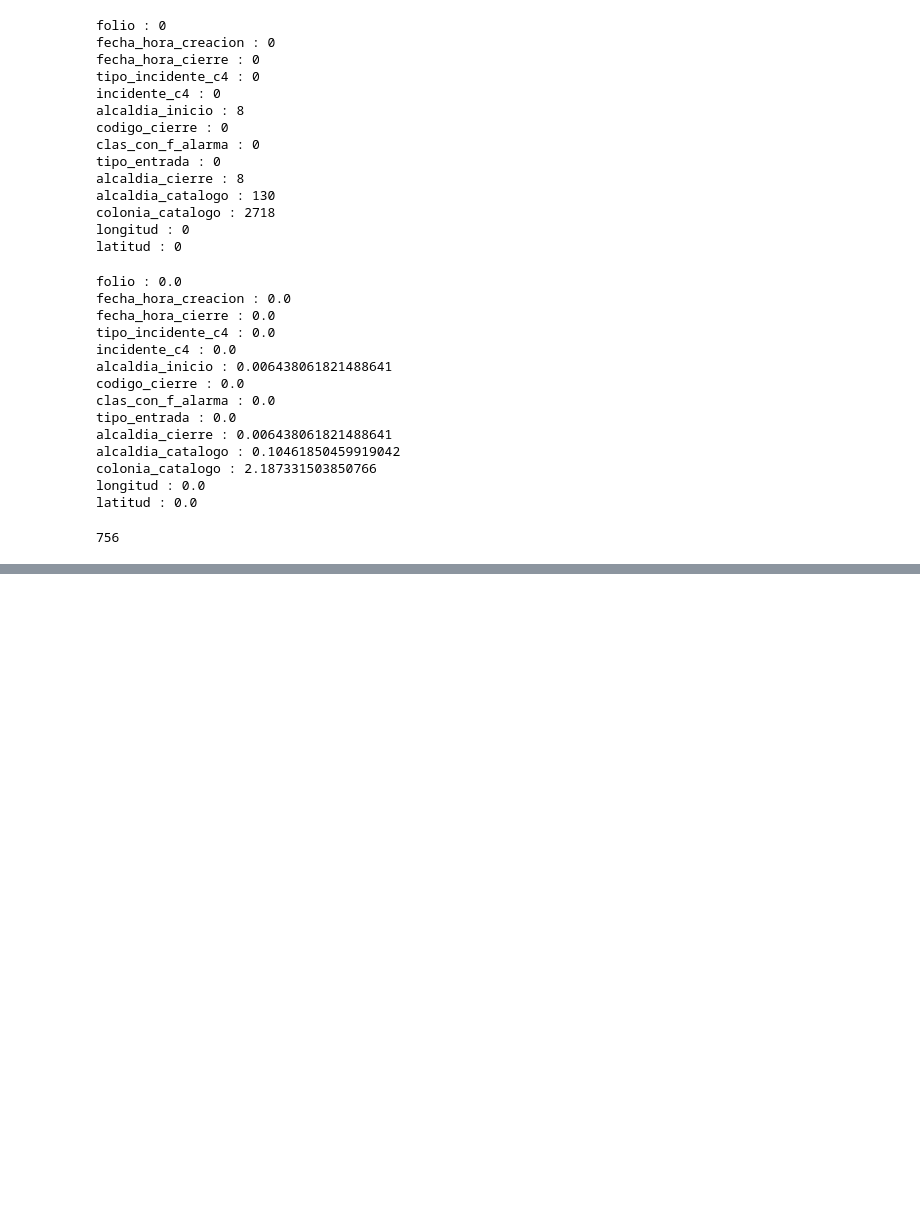
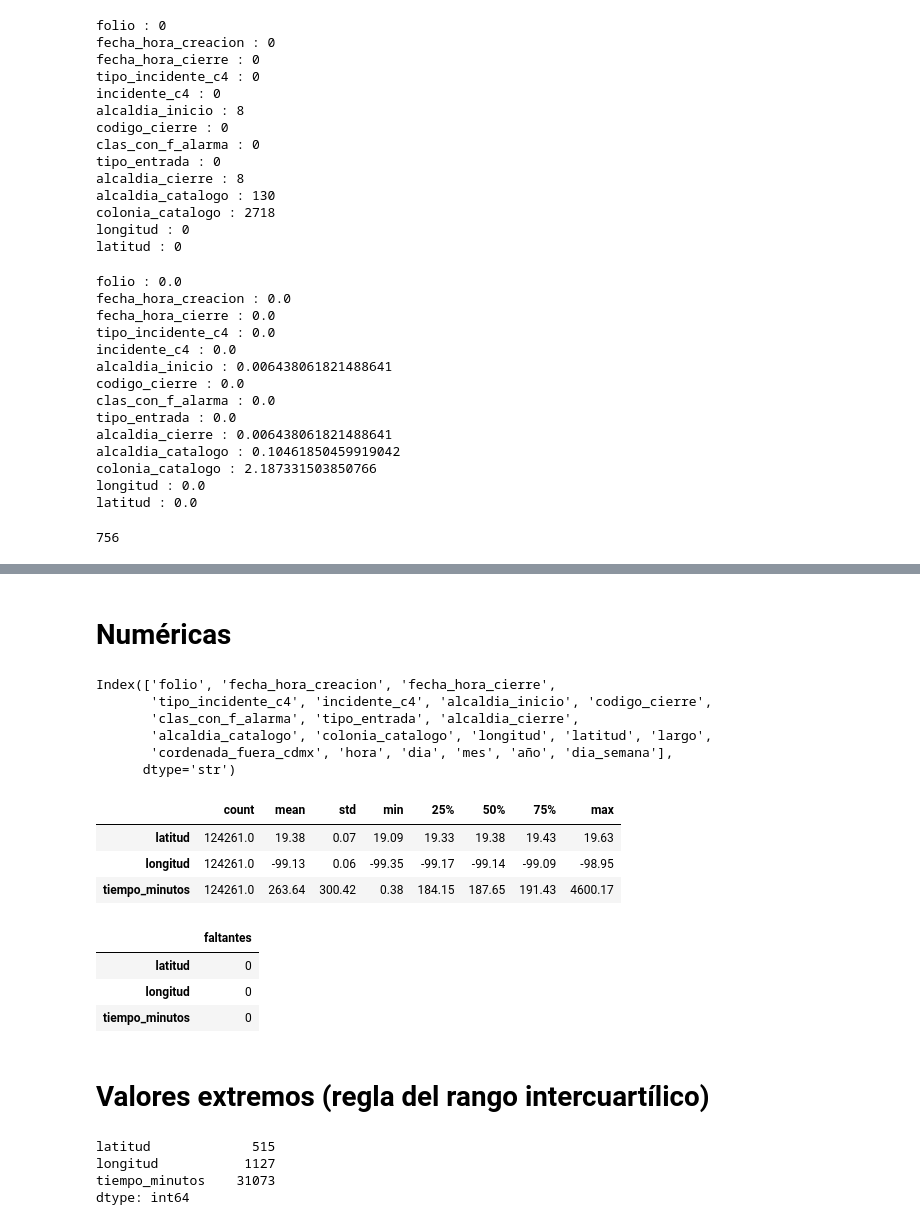
Before and after one commit to JafetR19/ds-project-team1-CGNR-JASR, a Jupyter notebook: notebooks/nb01_estructura_perfilado.ipynb, the cells around one changed output, grey strips where cells are left out. Drawn from its saved outputs; the diff is of its cells as text; code cells hidden in the pictures; blank space fills up the shorter version.

```diff
--- a/notebooks/nb01_estructura_perfilado.ipynb
+++ b/notebooks/nb01_estructura_perfilado.ipynb
@@ -607,0 +626,11 @@ sum(df['alcaldia_cierre'] != df['alcaldia_inicio'])
+# %%
+### Creación de variables para más análisis
+
+df['hora'] = df['fecha_hora_creacion'].dt.hour
+df['dia'] = df['fecha_hora_creacion'].dt.day
+df['mes'] = df['fecha_hora_creacion'].dt.month
+df['año'] = df['fecha_hora_creacion'].dt.year
+df['tiempo_minutos'] = (df['fecha_hora_cierre'] - df['fecha_hora_creacion']).dt.total_seconds() / 60
+# %%
+dias = { 0: 'Lunes',1: 'Martes',2: 'Miércoles',3: 'Jueves',4: 'Viernes',5: 'Sábado',6: 'Domingo'}
+df['dia_semana'] = (df['fecha_hora_creacion'].dt.dayofweek.map(dias))
@@ -607,0 +773,41 @@ sum(df['alcaldia_cierre'] != df['alcaldia_inicio'])
+# %% [markdown]
+# Numéricas
+# %%
+df.columns
+# %% [output]
+Index(['folio', 'fecha_hora_creacion', 'fecha_hora_cierre',
+       'tipo_incidente_c4', 'incidente_c4', 'alcaldia_inicio', 'codigo_cierre',
+       'clas_con_f_alarma', 'tipo_entrada', 'alcaldia_cierre',
+       'alcaldia_catalogo', 'colonia_catalogo', 'longitud', 'latitud', 'largo',
+       'cordenada_fuera_cdmx', 'hora', 'dia', 'mes', 'año', 'dia_semana'],
+      dtype='str')
+# %%
+numericas = ['latitud', 'longitud', 'tiempo_minutos']
+
+display(df[numericas].describe().round(2).T)
+display(df[numericas].isna().sum().to_frame('faltantes'))
+# %% [output]
+|  | count | mean | std | min | 25% | 50% | 75% | max |
+| latitud | 124261.0 | 19.38 | 0.07 | 19.09 | 19.33 | 19.38 | 19.43 | 19.63 |
+| longitud | 124261.0 | -99.13 | 0.06 | -99.35 | -99.17 | -99.14 | -99.09 | -98.95 |
+| tiempo_minutos | 124261.0 | 263.64 | 300.42 | 0.38 | 184.15 | 187.65 | 191.43 | 4600.17 |
+|  | faltantes |
+| latitud | 0 |
+| longitud | 0 |
+| tiempo_minutos | 0 |
+# %% [markdown]
+# Valores extremos (regla del rango intercuartílico)
+# %%
+q1 = df[numericas].quantile(0.25)
+q3 = df[numericas].quantile(0.75)
+iqr = q3 - q1
+
+extremos = ((df[numericas] < q1 - 1.5 * iqr) |
+            (df[numericas] > q3 + 1.5 * iqr)).sum()
+
+extremos
+# %% [output]
+latitud             515
+longitud           1127
+tiempo_minutos    31073
+dtype: int64
```
Also changed, not shown: parts of 16 cells of this notebook.
